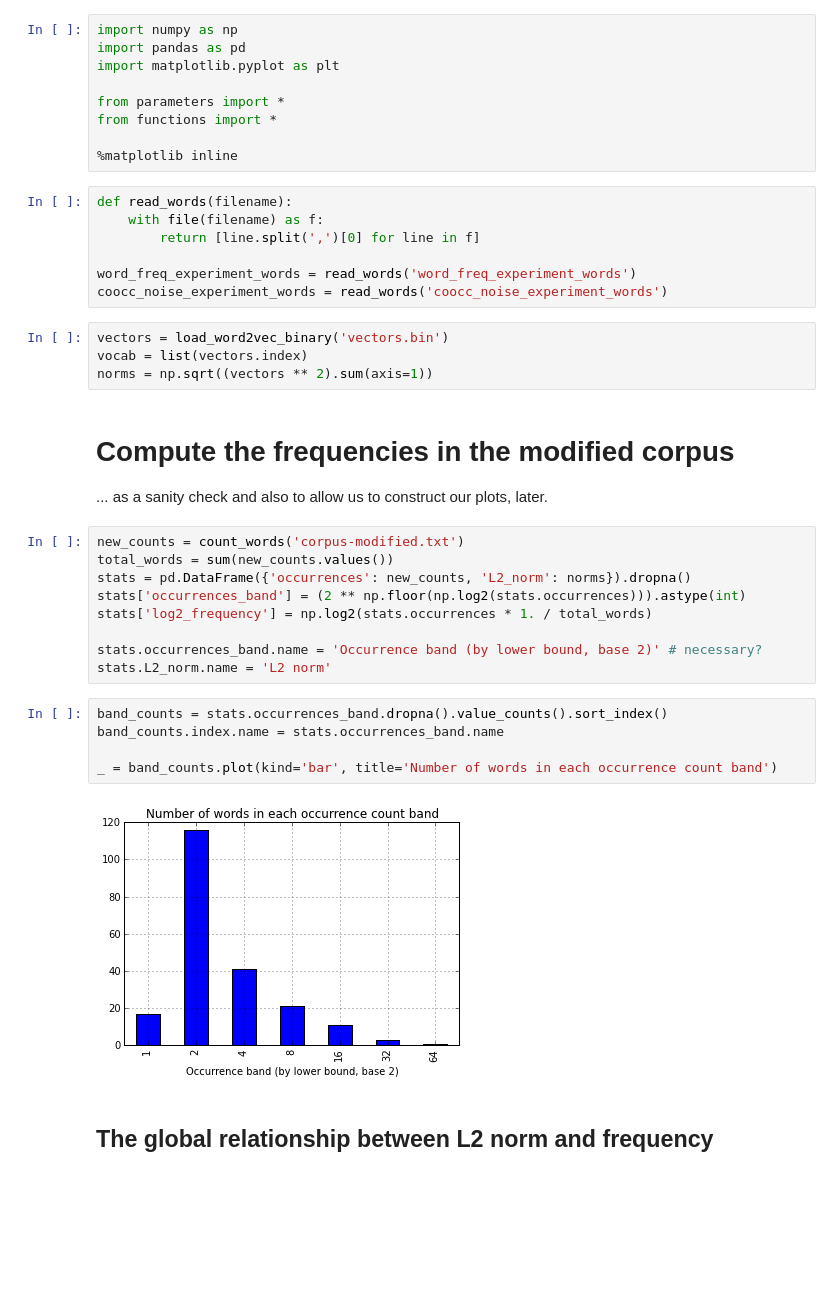
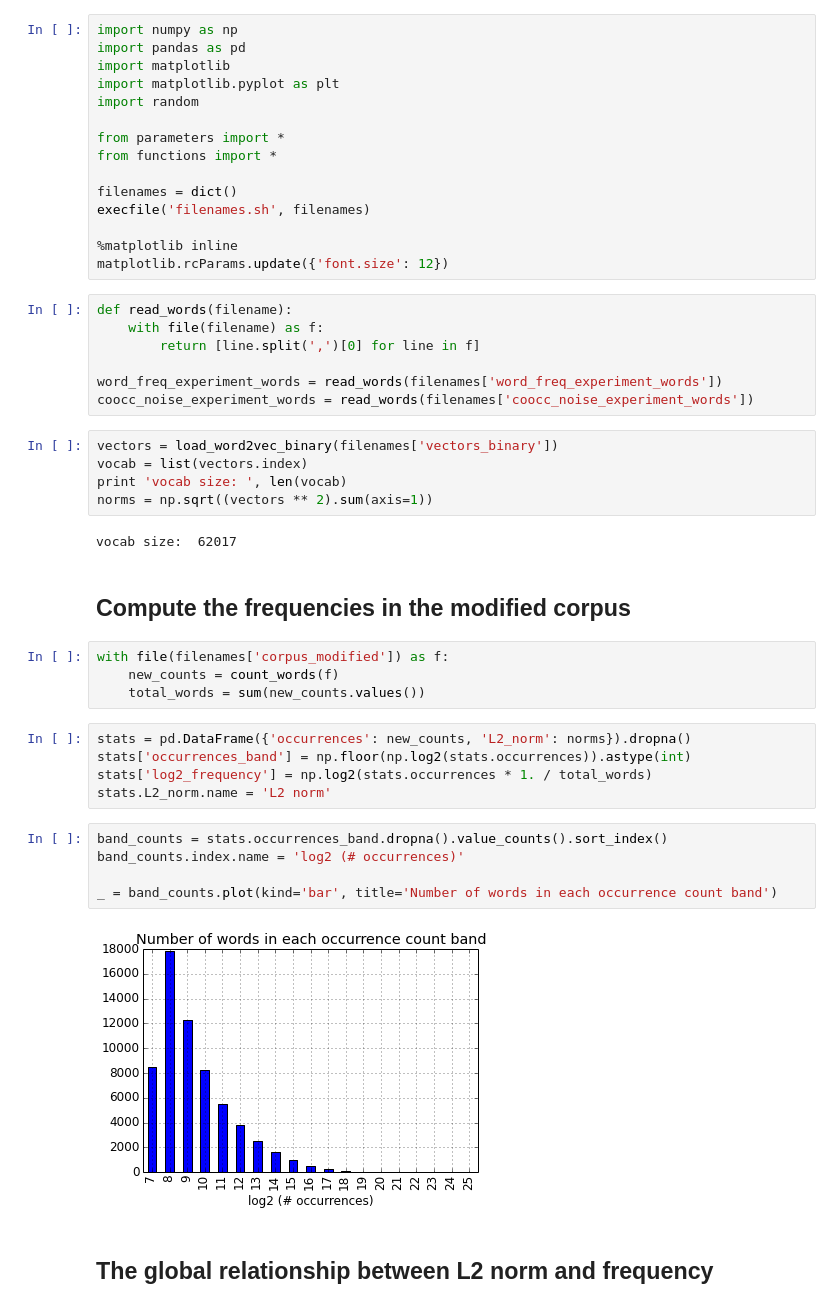
Before and after one commit to benjaminwilson/word2vec-norm-experiments, a Jupyter notebook: analysis.ipynb, the cells around one changed output. Saved outputs shown, nothing was run; the diff lists cells and outputs as text; blank space fills up the shorter version.

```diff
--- a/analysis.ipynb
+++ b/analysis.ipynb
@@ -1,43 +1,50 @@
 # %%
 import numpy as np
 import pandas as pd
+import matplotlib
 import matplotlib.pyplot as plt
+import random
 
 from parameters import *
 from functions import *
 
+filenames = dict()
+execfile('filenames.sh', filenames)
+
 %matplotlib inline
+matplotlib.rcParams.update({'font.size': 12})
 # %%
 def read_words(filename):
     with file(filename) as f:
         return [line.split(',')[0] for line in f]
 
-word_freq_experiment_words = read_words('word_freq_experiment_words')
-coocc_noise_experiment_words = read_words('coocc_noise_experiment_words')
+word_freq_experiment_words = read_words(filenames['word_freq_experiment_words'])
+coocc_noise_experiment_words = read_words(filenames['coocc_noise_experiment_words'])
 # %%
-vectors = load_word2vec_binary('vectors.bin')
+vectors = load_word2vec_binary(filenames['vectors_binary'])
 vocab = list(vectors.index)
+print 'vocab size: ', len(vocab)
 norms = np.sqrt((vectors ** 2).sum(axis=1))
+# %% [output]
+vocab size:  62017
 # %% [markdown]
-# Compute the frequencies in the modified corpus
-
-... as a sanity check and also to allow us to construct our plots, later.
+## Compute the frequencies in the modified corpus
+# %%
+with file(filenames['corpus_modified']) as f:
+    new_counts = count_words(f)
+    total_words = sum(new_counts.values())
 # %%
-new_counts = count_words('corpus-modified.txt')
-total_words = sum(new_counts.values())
 stats = pd.DataFrame({'occurrences': new_counts, 'L2_norm': norms}).dropna()
-stats['occurrences_band'] = (2 ** np.floor(np.log2(stats.occurrences))).astype(int)
+stats['occurrences_band'] = np.floor(np.log2(stats.occurrences)).astype(int)
 stats['log2_frequency'] = np.log2(stats.occurrences * 1. / total_words)
-
-stats.occurrences_band.name = 'Occurrence band (by lower bound, base 2)' # necessary?
 stats.L2_norm.name = 'L2 norm'
 # %%
 band_counts = stats.occurrences_band.dropna().value_counts().sort_index()
-band_counts.index.name = stats.occurrences_band.name
+band_counts.index.name = 'log2 (# occurrences)'
 
 _ = band_counts.plot(kind='bar', title='Number of words in each occurrence count band')
 # %% [output]
-[figure, old version]
+[figure, new version]
 # %% [markdown]
 ## The global relationship between L2 norm and frequency
 # %%
```
Also changed, not shown: parts of 5 cells of this notebook, 4 other files.
